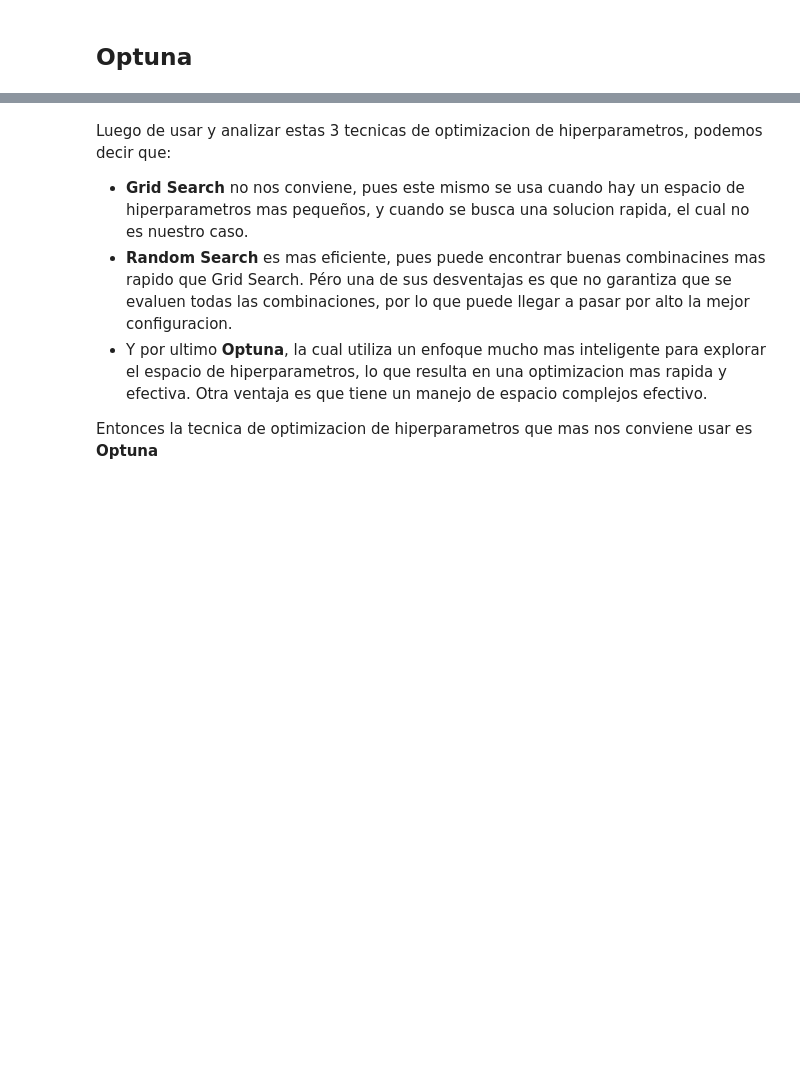
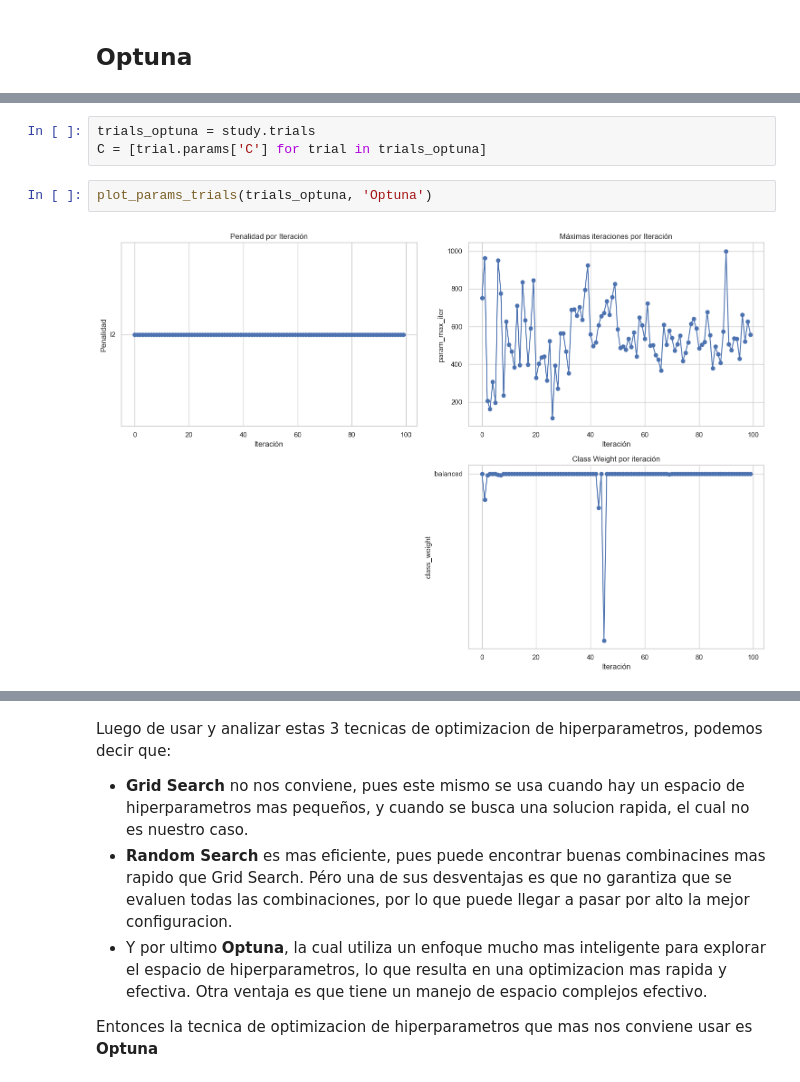
Before and after one commit to julilc/AA1-TUIA-LopezCeratto-RodriguezGrino-Slepoy, a Jupyter notebook: TP-clasificacion-AA1.ipynb, the cells around one changed output, grey strips where cells are left out. Cells and saved outputs as stored; diff of their text form; blank space fills up the shorter version.

```diff
--- a/TP-clasificacion-AA1.ipynb
+++ b/TP-clasificacion-AA1.ipynb
@@ -1938,2 +1852,9 @@ plt.show()
+# %%
+trials_optuna = study.trials
+C = [trial.params['C'] for trial in trials_optuna]
+# %%
+plot_params_trials(trials_optuna, 'Optuna')
+# %% [output]
+[figure, added]
 # %%
 # Llama a la función con tus datos
```
Also changed, not shown: parts of 36 cells of this notebook.
